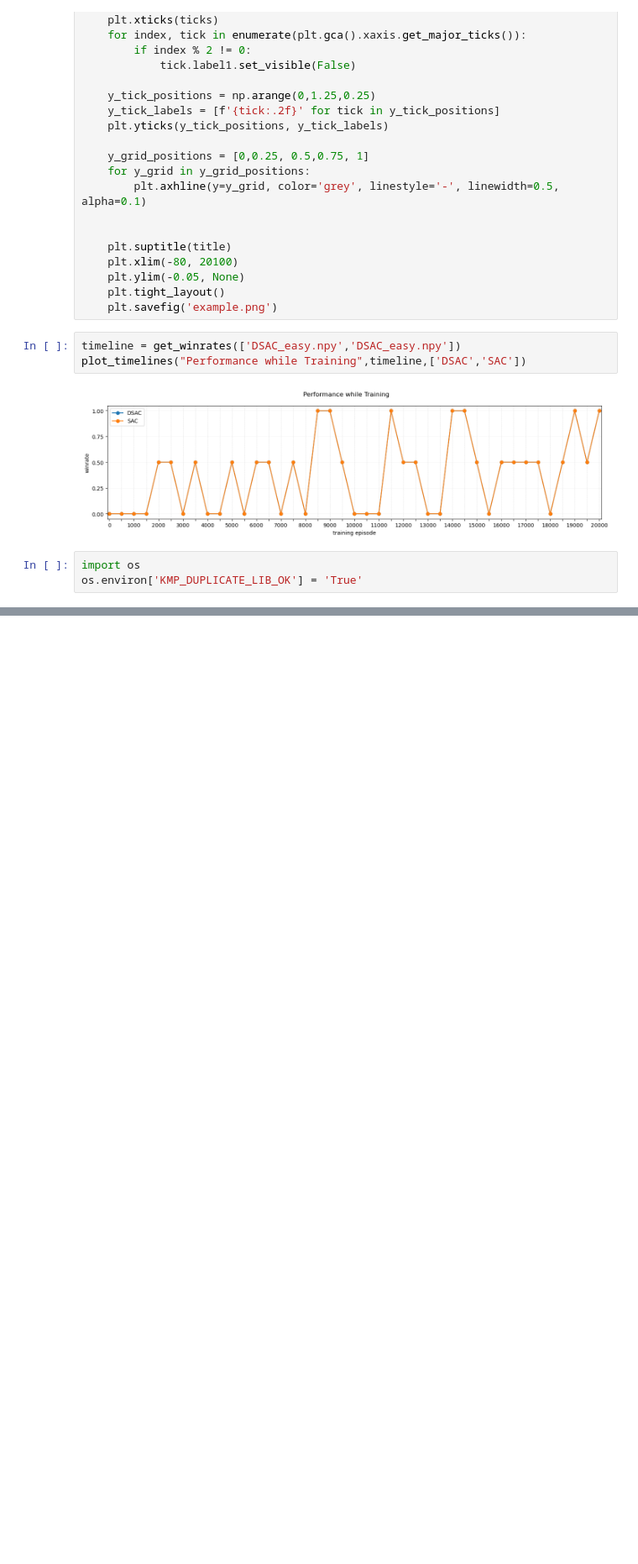
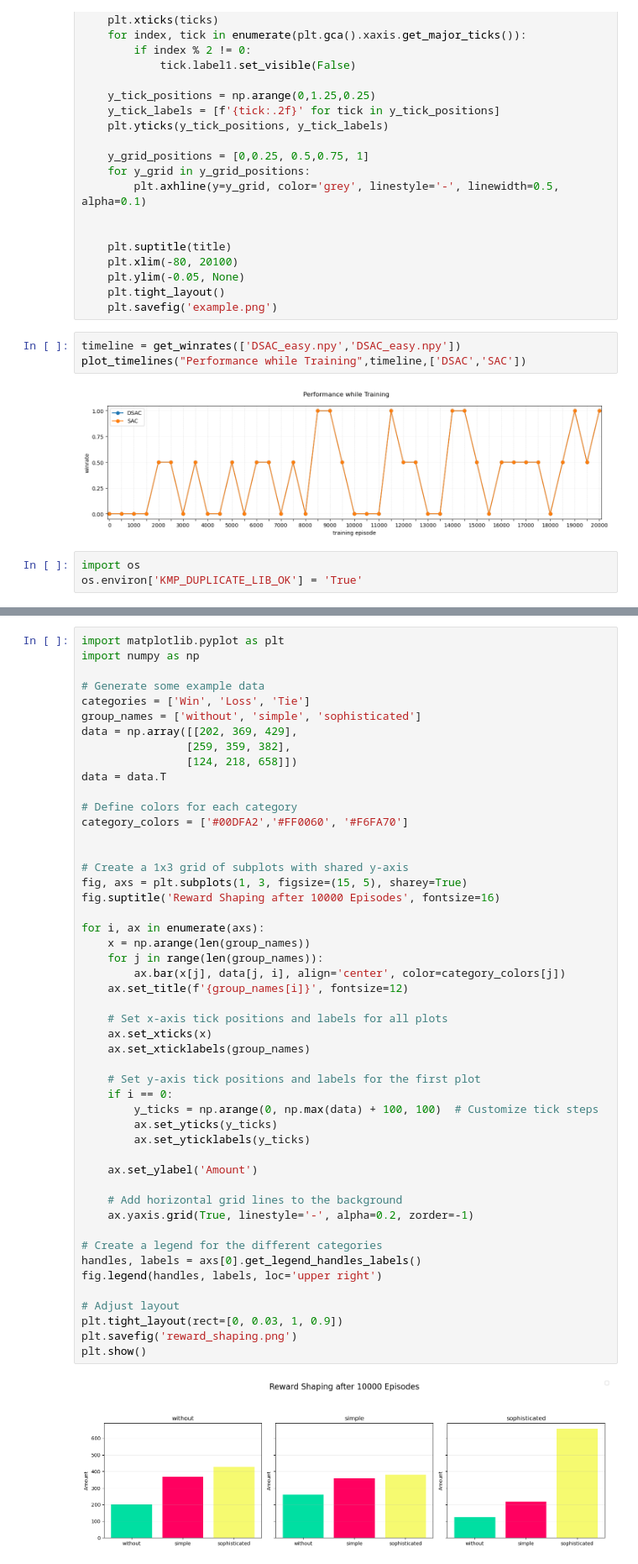
Before and after one commit to moemchen13/RL, a Jupyter notebook: RL_Agent/SAC/tryout_hockey.ipynb, the cells around one changed output, grey strips where cells are left out. Shown at 84% size. Cells and saved outputs as stored; diff of their text form; blank space fills up the shorter version.

```diff
--- a/RL_Agent/SAC/tryout_hockey.ipynb
+++ b/RL_Agent/SAC/tryout_hockey.ipynb
@@ -133,0 +178,51 @@ os.environ['KMP_DUPLICATE_LIB_OK'] = 'True'
+# %%
+import matplotlib.pyplot as plt
+import numpy as np
+
+# Generate some example data
+categories = ['Win', 'Loss', 'Tie']
+group_names = ['without', 'simple', 'sophisticated']
+data = np.array([[202, 369, 429],
+                [259, 359, 382],
+                [124, 218, 658]])
+data = data.T
+
+# Define colors for each category
+category_colors = ['#00DFA2','#FF0060', '#F6FA70']
+
+
+# Create a 1x3 grid of subplots with shared y-axis
+fig, axs = plt.subplots(1, 3, figsize=(15, 5), sharey=True)
+fig.suptitle('Reward Shaping after 10000 Episodes', fontsize=16)
+
+for i, ax in enumerate(axs):
+    x = np.arange(len(group_names))
+    for j in range(len(group_names)):
+        ax.bar(x[j], data[j, i], align='center', color=category_colors[j])
+    ax.set_title(f'{group_names[i]}', fontsize=12)
+
+    # Set x-axis tick positions and labels for all plots
+    ax.set_xticks(x)
+    ax.set_xticklabels(group_names)
+
+    # Set y-axis tick positions and labels for the first plot
+    if i == 0:
+        y_ticks = np.arange(0, np.max(data) + 100, 100)  # Customize tick steps
+        ax.set_yticks(y_ticks)
+        ax.set_yticklabels(y_ticks)
+
+    ax.set_ylabel('Amount')
+
+    # Add horizontal grid lines to the background
+    ax.yaxis.grid(True, linestyle='-', alpha=0.2, zorder=-1)
+
+# Create a legend for the different categories
+handles, labels = axs[0].get_legend_handles_labels()
+fig.legend(handles, labels, loc='upper right')
+
+# Adjust layout
+plt.tight_layout(rect=[0, 0.03, 1, 0.9])
+plt.savefig('reward_shaping.png')
+plt.show()
+# %% [output]
+[figure, added]
```
Also changed, not shown: parts of 2 cells of this notebook, 1 other file.
